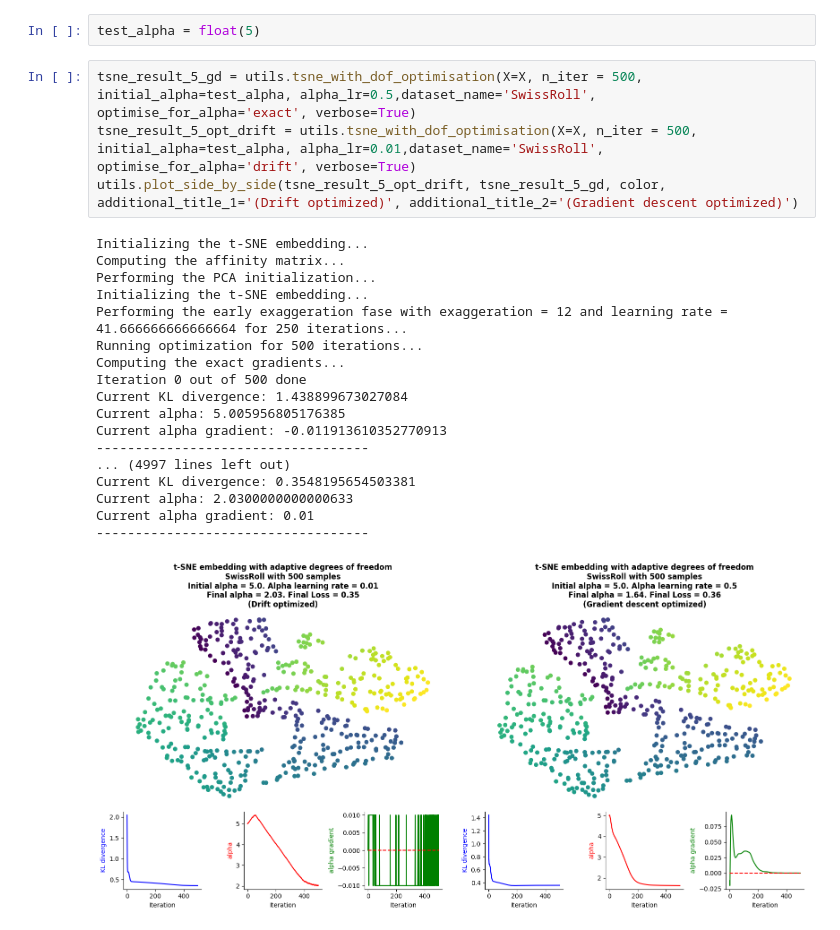
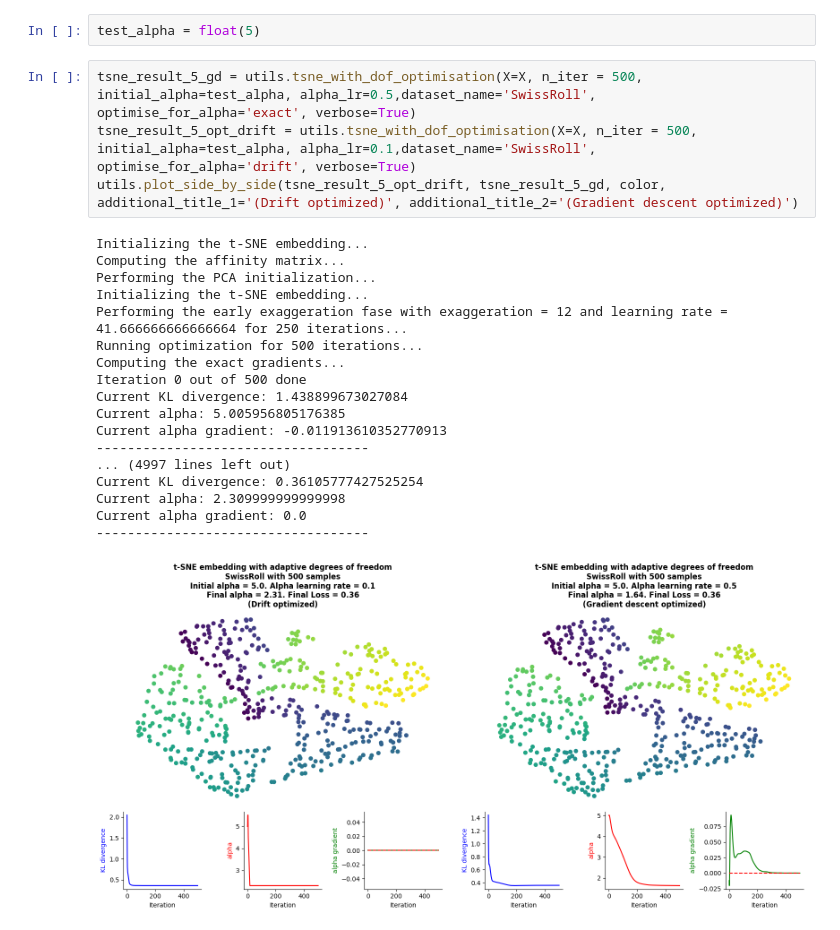
Before and after one commit to Artemii-Shlychkov/t-SNE-project, a Jupyter notebook: OptSNE/5. Check_drift_optimiization.ipynb, the cells around one changed output. Cells and saved outputs as stored; diff of their text form.

```diff
--- a/OptSNE/5. Check_drift_optimiization.ipynb
+++ b/OptSNE/5. Check_drift_optimiization.ipynb
@@ -84,24 +84,24 @@ utils.plot_side_by_side(tsne_result_1_opt_drift, tsne_result_1_gd, color, additi
 test_alpha = float(5)
 # %%
 tsne_result_5_gd = utils.tsne_with_dof_optimisation(X=X, n_iter = 500, initial_alpha=test_alpha, alpha_lr=0.5,dataset_name='SwissRoll', optimise_for_alpha='exact', verbose=True)
-tsne_result_5_opt_drift = utils.tsne_with_dof_optimisation(X=X, n_iter = 500, initial_alpha=test_alpha, alpha_lr=0.01,dataset_name='SwissRoll', optimise_for_alpha='drift', verbose=True)
+tsne_result_5_opt_drift = utils.tsne_with_dof_optimisation(X=X, n_iter = 500, initial_alpha=test_alpha, alpha_lr=0.1,dataset_name='SwissRoll', optimise_for_alpha='drift', verbose=True)
 utils.plot_side_by_side(tsne_result_5_opt_drift, tsne_result_5_gd, color, additional_title_1='(Drift optimized)', additional_title_2='(Gradient descent optimized)')
 # %% [output]
 Initializing the t-SNE embedding...
 Computing the affinity matrix...
 Performing the PCA initialization...
 Initializing the t-SNE embedding...
 Performing the early exaggeration fase with exaggeration = 12 and learning rate = 41.666666666666664 for 250 iterations...
 Running optimization for 500 iterations...
 Computing the exact gradients...
 Iteration 0 out of 500 done
 Current KL divergence: 1.438899673027084
 Current alpha: 5.005956805176385
 Current alpha gradient: -0.011913610352770913
 -----------------------------------
 ... (4997 lines left out)
-Current KL divergence: 0.3548195654503381
-Current alpha: 2.0300000000000633
-Current alpha gradient: 0.01
+Current KL divergence: 0.36105777427525254
+Current alpha: 2.309999999999998
+Current alpha gradient: 0.0
 -----------------------------------
-[figure, old version]
+[figure, new version]
```
Also changed, not shown: parts of 3 cells of this notebook, 2 other files.
